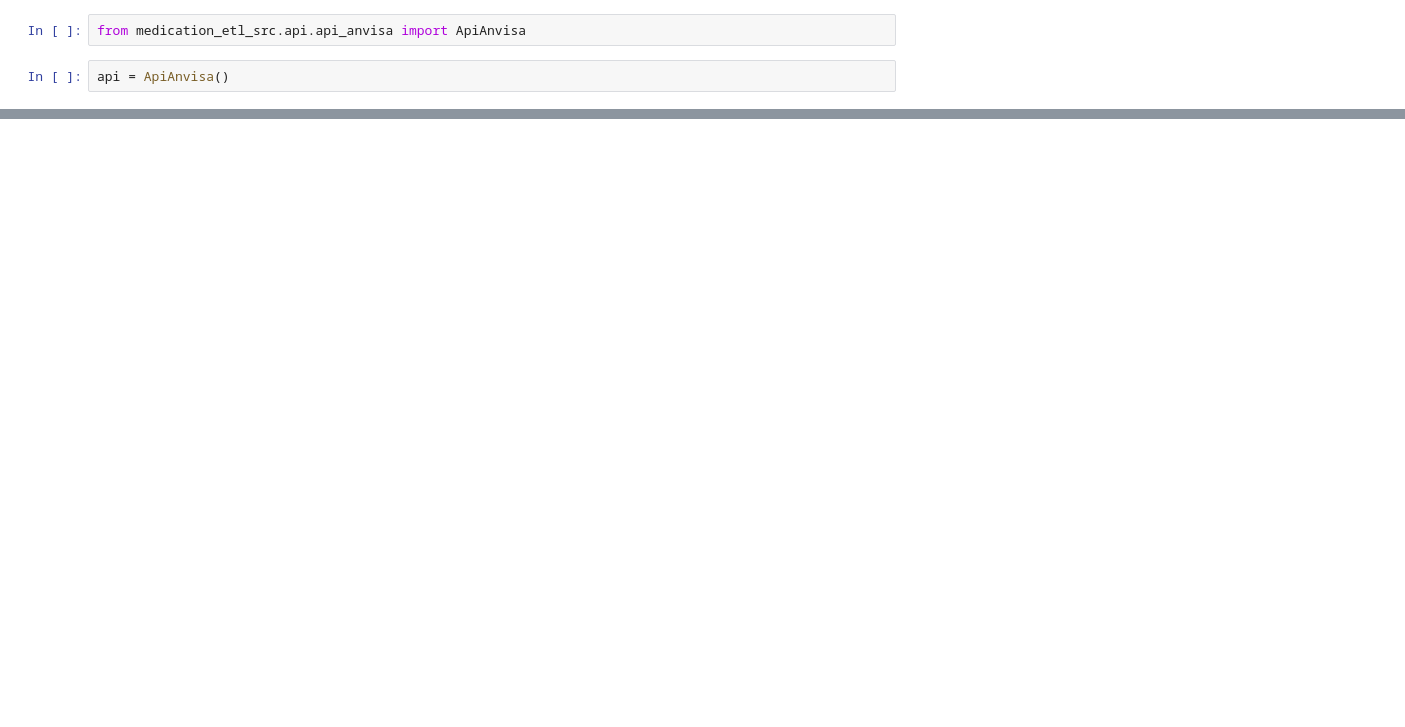
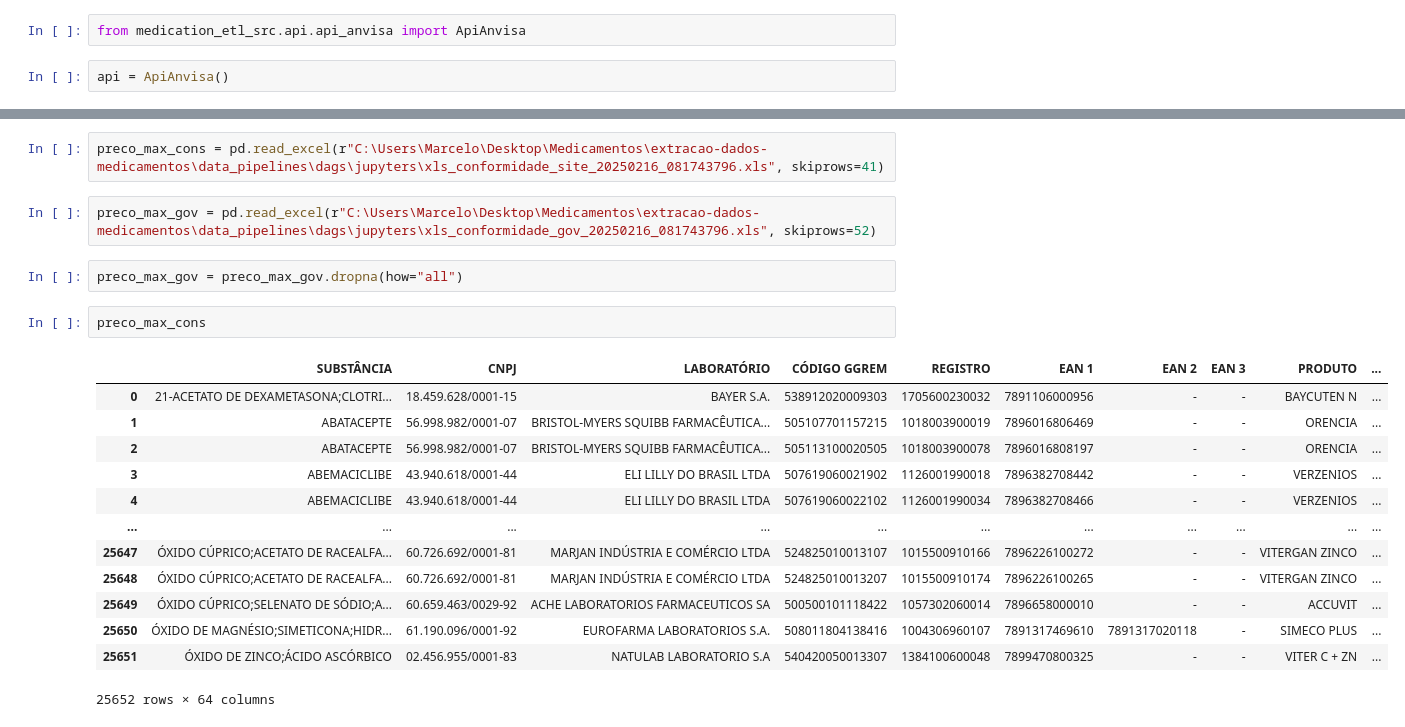
Before and after one commit to marceloschuler01/medicines-data, a Jupyter notebook: data_pipelines/dags/jupyters/Untitled.ipynb, the cells around one changed output, grey strips where cells are left out. Cells and saved outputs as stored; diff of their text form; blank space fills up the shorter version.

Commit message:
feat: jupyter to make data analisys

```diff
--- a/data_pipelines/dags/jupyters/Untitled.ipynb
+++ b/data_pipelines/dags/jupyters/Untitled.ipynb
@@ -22,0 +316,22 @@ medicines
+# %%
+preco_max_cons = pd.read_excel(r"C:\Users\Marcelo\Desktop\Medicamentos\extracao-dados-medicamentos\data_pipelines\dags\jupyters\xls_conformidade_site_20250216_081743796.xls", skiprows=41)
+# %%
+preco_max_gov = pd.read_excel(r"C:\Users\Marcelo\Desktop\Medicamentos\extracao-dados-medicamentos\data_pipelines\dags\jupyters\xls_conformidade_gov_20250216_081743796.xls", skiprows=52)
+# %%
+preco_max_gov = preco_max_gov.dropna(how="all")
+# %%
+preco_max_cons
+# %% [output]
+|  | SUBSTÂNCIA | CNPJ | LABORATÓRIO | CÓDIGO GGREM | REGISTRO | EAN 1 | EAN 2 | EAN 3 | PRODUTO | ... |
+| 0 | 21-ACETATO DE DEXAMETASONA;CLOTRI... | 18.459.628/0001-15 | BAYER S.A. | 538912020009303 | 1705600230032 | 7891106000956 | - | - | BAYCUTEN N | ... |
+| 1 | ABATACEPTE | 56.998.982/0001-07 | BRISTOL-MYERS SQUIBB FARMACÊUTICA... | 505107701157215 | 1018003900019 | 7896016806469 | - | - | ORENCIA | ... |
+| 2 | ABATACEPTE | 56.998.982/0001-07 | BRISTOL-MYERS SQUIBB FARMACÊUTICA... | 505113100020505 | 1018003900078 | 7896016808197 | - | - | ORENCIA | ... |
+| 3 | ABEMACICLIBE | 43.940.618/0001-44 | ELI LILLY DO BRASIL LTDA | 507619060021902 | 1126001990018 | 7896382708442 | - | - | VERZENIOS | ... |
+| 4 | ABEMACICLIBE | 43.940.618/0001-44 | ELI LILLY DO BRASIL LTDA | 507619060022102 | 1126001990034 | 7896382708466 | - | - | VERZENIOS | ... |
+| ... | ... | ... | ... | ... | ... | ... | ... | ... | ... | ... |
+| 25647 | ÓXIDO CÚPRICO;ACETATO DE RACEALFA... | 60.726.692/0001-81 | MARJAN INDÚSTRIA E COMÉRCIO LTDA | 524825010013107 | 1015500910166 | 7896226100272 | - | - | VITERGAN ZINCO | ... |
+| 25648 | ÓXIDO CÚPRICO;ACETATO DE RACEALFA... | 60.726.692/0001-81 | MARJAN INDÚSTRIA E COMÉRCIO LTDA | 524825010013207 | 1015500910174 | 7896226100265 | - | - | VITERGAN ZINCO | ... |
+| 25649 | ÓXIDO CÚPRICO;SELENATO DE SÓDIO;A... | 60.659.463/0029-92 | ACHE LABORATORIOS FARMACEUTICOS SA | 500500101118422 | 1057302060014 | 7896658000010 | - | - | ACCUVIT | ... |
+| 25650 | ÓXIDO DE MAGNÉSIO;SIMETICONA;HIDR... | 61.190.096/0001-92 | EUROFARMA LABORATORIOS S.A. | 508011804138416 | 1004306960107 | 7891317469610 | 7891317020118 | - | SIMECO PLUS | ... |
+| 25651 | ÓXIDO DE ZINCO;ÁCIDO ASCÓRBICO | 02.456.955/0001-83 | NATULAB LABORATORIO S.A | 540420050013307 | 1384100600048 | 7899470800325 | - | - | VITER C + ZN | ... |
+25652 rows × 64 columns
```
Also changed, not shown: parts of 36 cells of this notebook.
